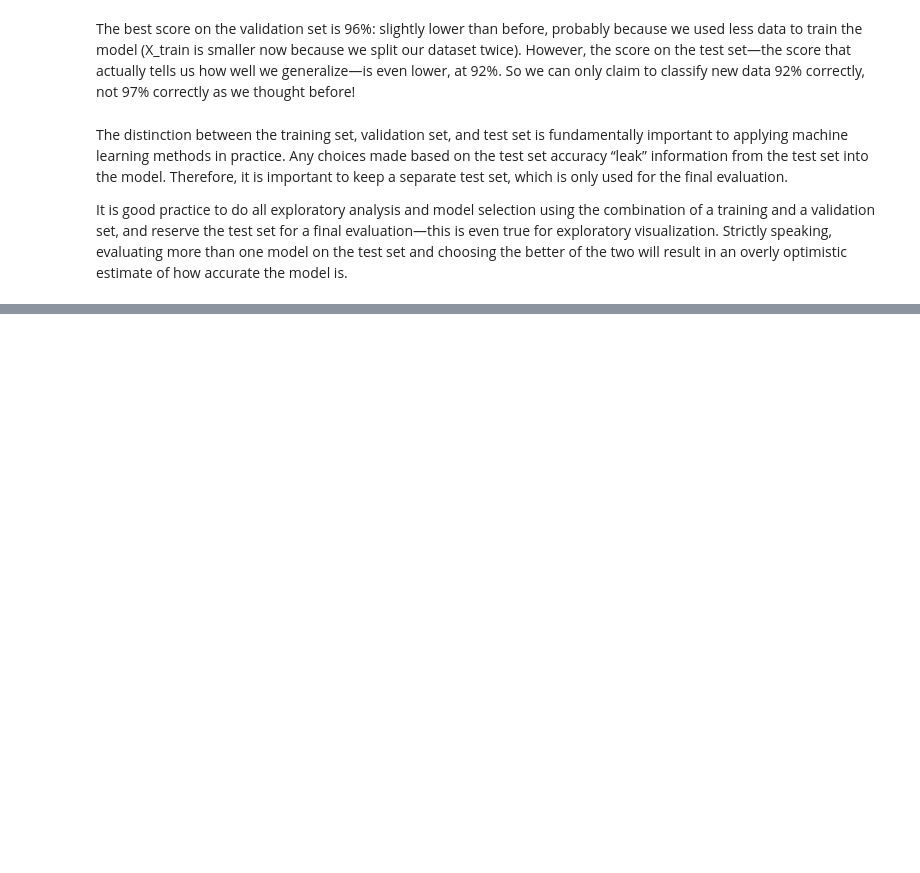
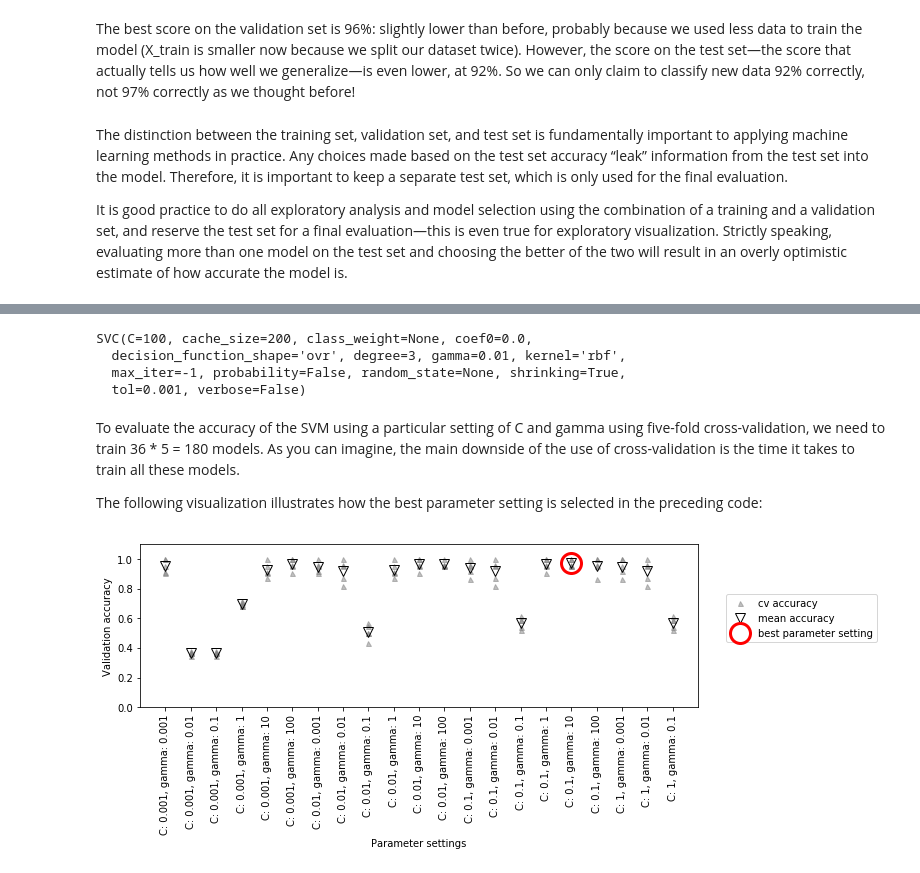
Before and after one commit to carlhinderer/python-ml-intro, a Jupyter notebook: notebooks/05_model_evaluation/b_grid_search.ipynb, the cells around one changed output, grey strips where cells are left out. Drawn from its saved outputs; the diff is of its cells as text; code cells hidden in the pictures; blank space fills up the shorter version.

Commit message:
Added notes on grid searching with cross validation.

```diff
--- a/notebooks/05_model_evaluation/b_grid_search.ipynb
+++ b/notebooks/05_model_evaluation/b_grid_search.ipynb
@@ -158,0 +165,32 @@ It is good practice to do all exploratory analysis and model selection using the
+# %%
+from sklearn.model_selection import cross_val_score
+
+for gamma in [0.001, 0.01, 0.1, 1, 10, 100]:
+    for C in [0.001, 0.01, 0.1, 1, 10, 100]:
+        # For each combination of parameters, train an SVC
+        svm = SVC(gamma=gamma, C=C)
+        # Perform cross-validation
+        scores = cross_val_score(svm, X_trainval, y_trainval, cv=5)
+        # Compute mean cross-validation accuracy
+        score = np.mean(scores)
+        # If we got a better score, store the score and parameters
+        if score > best_score:
+            best_score = score
+            best_parameters = {'C': C, 'gamma': gamma}
+
+# Rebuild a model on the combined training and validation set
+svm = SVC(**best_parameters)
+svm.fit(X_trainval, y_trainval)
+# %% [output]
+SVC(C=100, cache_size=200, class_weight=None, coef0=0.0,
+  decision_function_shape='ovr', degree=3, gamma=0.01, kernel='rbf',
+  max_iter=-1, probability=False, random_state=None, shrinking=True,
+  tol=0.001, verbose=False)
+# %% [markdown]
+To evaluate the accuracy of the SVM using a particular setting of C and gamma using five-fold cross-validation, we need to train 36 * 5 = 180 models. As you can imagine, the main downside of the use of cross-validation is the time it takes to train all these models.
+
+The following visualization illustrates how the best parameter setting is selected in the preceding code:
+# %%
+mglearn.plots.plot_cross_val_selection()
+# %% [output]
+[figure, added]
```
Also changed, not shown: parts of 6 cells of this notebook.
